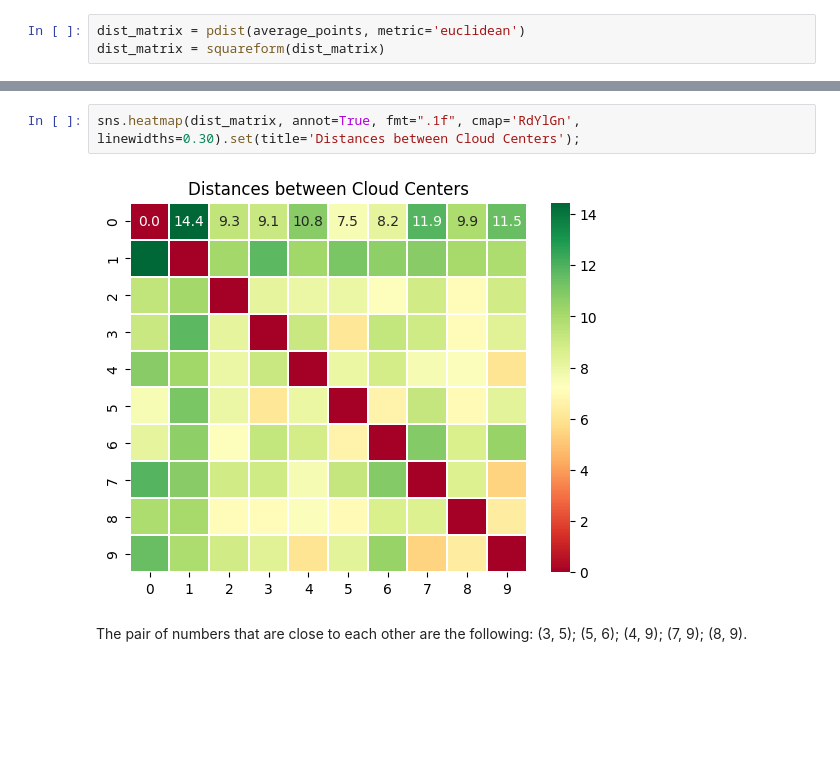
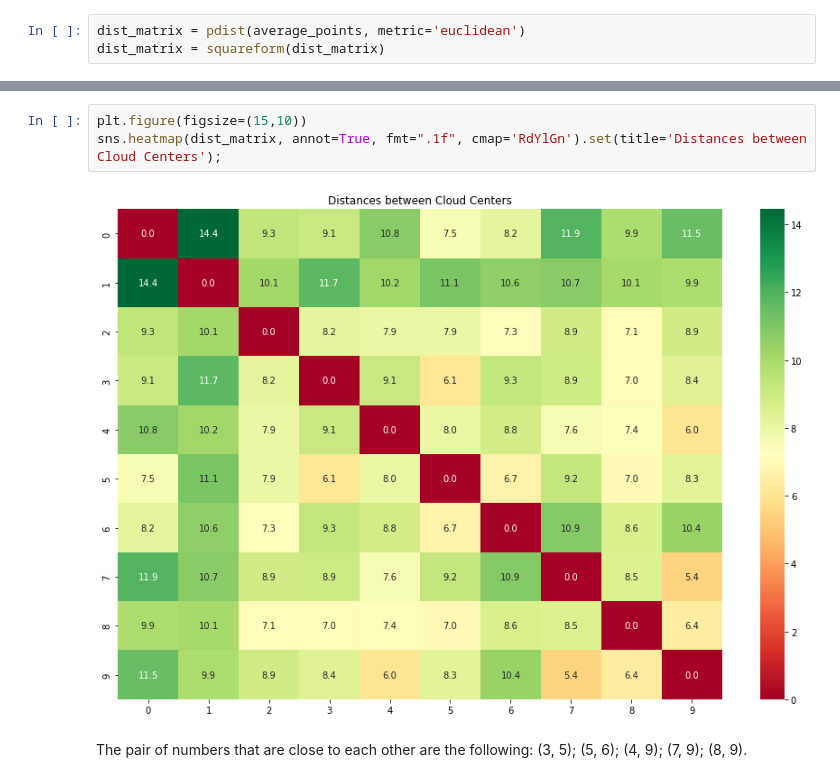
Before and after one commit to vanbuncha/idl, a Jupyter notebook: as0/IntroDL_Assignment0.ipynb, the cells around one changed output, grey strips where cells are left out. Saved outputs shown, nothing was run; the diff lists cells and outputs as text; blank space fills up the shorter version.

Commit message:
fixed env for heatmap plot

```diff
--- a/as0/IntroDL_Assignment0.ipynb
+++ b/as0/IntroDL_Assignment0.ipynb
@@ -106,9 +121,10 @@ array([[ 0.        , 14.44960797,  9.33455587,  9.14373367, 10.76984444,
        [11.48887494,  9.9320937 ,  8.88774785,  8.35435012,  6.01040793,
          8.25853807, 10.44000352,  5.42647412,  6.40116587,  0.        ]])
 # %%
-sns.heatmap(dist_matrix, annot=True, fmt=".1f", cmap='RdYlGn', linewidths=0.30).set(title='Distances between Cloud Centers');
+plt.figure(figsize=(15,10))
+sns.heatmap(dist_matrix, annot=True, fmt=".1f", cmap='RdYlGn').set(title='Distances between Cloud Centers');
 # %% [output]
-[figure, old version]
+[figure, new version]
 # %% [markdown]
 The pair of numbers that are close to each other are the following: (3, 5); (5, 6); (4, 9); (7, 9); (8, 9).
 # %% [markdown]
```
Also changed, not shown: parts of 10 cells of this notebook.
